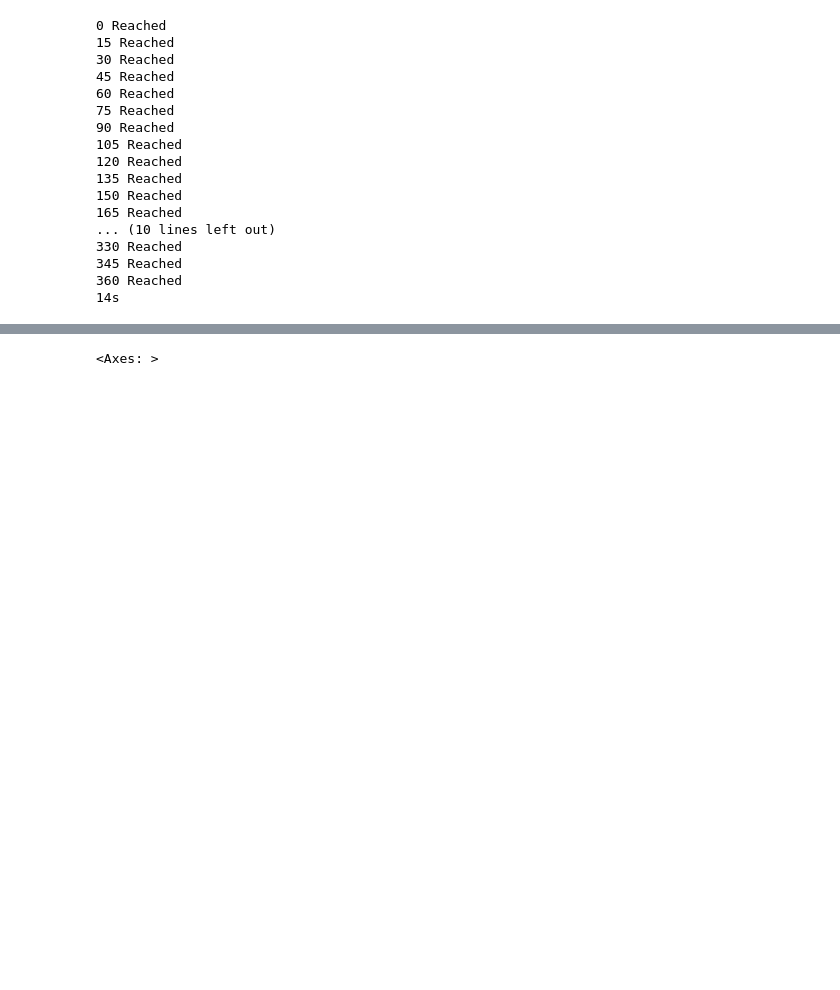
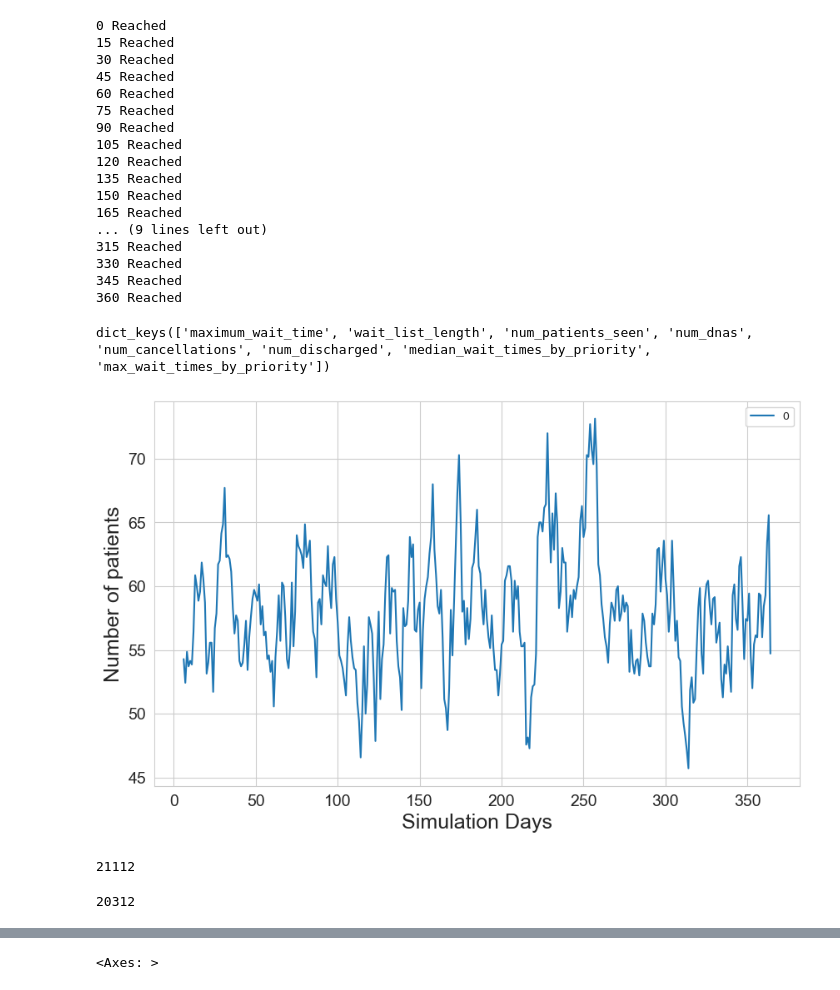
Before and after one commit to Somerset-NHS-FT-DS-Improvement/wait_list_simulation, a Jupyter notebook: example_op_processing.ipynb, the cells around one changed output, grey strips where cells are left out. Saved outputs shown, nothing was run; the diff lists cells and outputs as text; code cells hidden in the pictures; blank space fills up the shorter version.

```diff
--- a/example_op_processing.ipynb
+++ b/example_op_processing.ipynb
@@ -27,14 +82,8 @@ class SimulationWrapper:
         sim.run_simulation()
         return seed, sim, opdept
 # %%
-import time
-
-start = time.time()
 sim_wrapper = SimulationWrapper()
-results = sim_wrapper.serial_run()
-# results = sim_wrapper.parallel_run(-1, 10)
-end = time.time()
-print(f"{end-start:.0f}s")
+seed, sim, dept = sim_wrapper.serial_run()
 # %% [output]
 0 Reached
 15 Reached
@@ -48,10 +97,47 @@ print(f"{end-start:.0f}s")
 135 Reached
 150 Reached
 165 Reached
-... (10 lines left out)
+... (9 lines left out)
+315 Reached
 330 Reached
 345 Reached
 360 Reached
-14s
 # %%
-metrics = results[1].graph.nodes["Simulate"]["capacity"].metrics.metrics
+# The metrics can be found within the simulation:
+
+metrics = sim.graph.nodes["Simulate"]["capacity"].metrics.metrics
+metrics.keys()
+# %% [output]
+dict_keys(['maximum_wait_time', 'wait_list_length', 'num_patients_seen', 'num_dnas', 'num_cancellations', 'num_discharged', 'median_wait_times_by_priority', 'max_wait_times_by_priority'])
+# %%
+def plot_linegraph(data, xlabel=None, ylabel=None, ax=None):
+    plt.figure(figsize=(10,6))
+
+    ax = sns.lineplot(data, ax=ax)
+
+    ax.xaxis.label.set_size(18)
+    ax.yaxis.label.set_size(18)
+    ax.tick_params(axis='x', labelsize=14)
+    ax.tick_params(axis='y', labelsize=14)
+
+    if xlabel is not None:
+        ax.set_xlabel(xlabel)
+    if ylabel is not None:
+        ax.set_ylabel(ylabel)
+
+    return ax
+# %%
+# Calculating the rolling 7 day average of patients seen
+plot_linegraph(pd.DataFrame(metrics["num_patients_seen"]).rolling(7).mean(), "Simulation Days", "Number of patients")
+# %% [output]
+[figure, added]
+# %%
+# Over the year, the total number of patients seen
+sum(metrics["num_patients_seen"])
+# %% [output]
+21112
+# %%
+# Number of patients discharged, the difference between this number and the above are the patients given a follow-up
+len(sim.discharged_patients)
+# %% [output]
+20312
```
Also changed, not shown: parts of 12 cells of this notebook, 2 other files.
